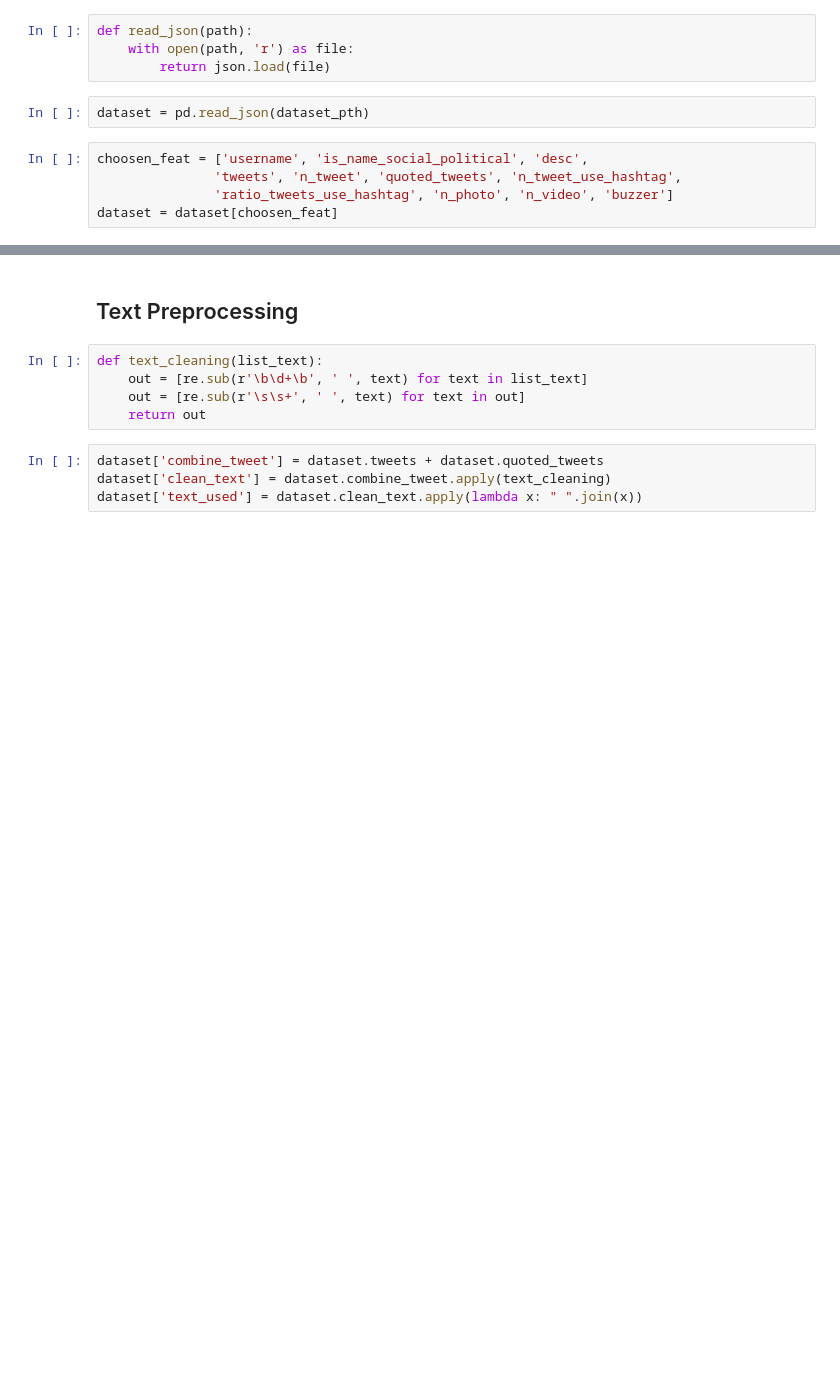
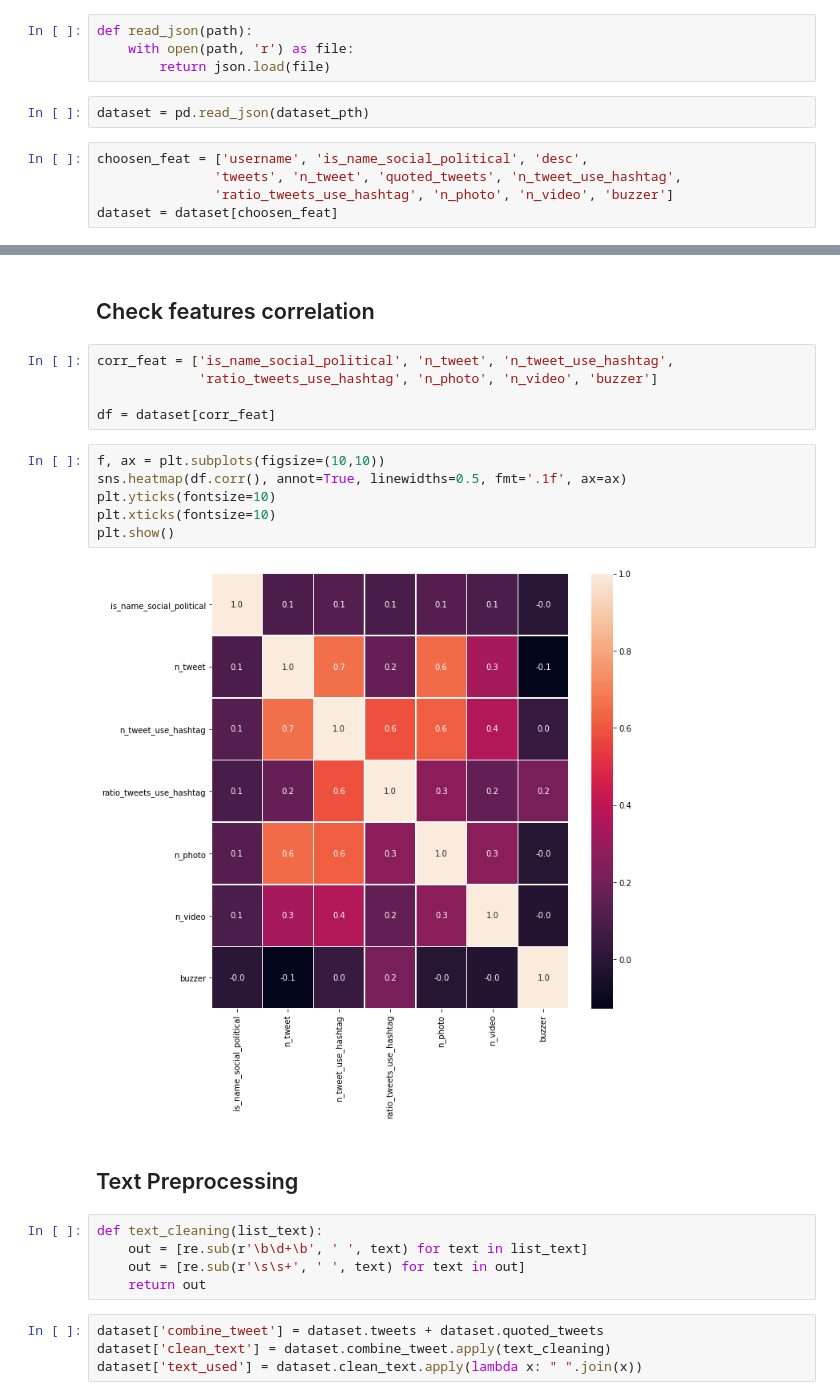
Before and after one commit to jakartaresearch/adi-buzzer, a Jupyter notebook: notebook/R30_prepare_raw_dataset.ipynb, the cells around one changed output, grey strips where cells are left out. Drawn from its saved outputs; the diff is of its cells as text; blank space fills up the shorter version.

Commit message:
chore(check feat which correlated to buzzer): add heatmap correlation

```diff
--- a/notebook/R30_prepare_raw_dataset.ipynb
+++ b/notebook/R30_prepare_raw_dataset.ipynb
@@ -28,3 +29,18 @@ dataset.sample(2)
+# %% [markdown]
+## Check features correlation
+# %%
+corr_feat = ['is_name_social_political', 'n_tweet', 'n_tweet_use_hashtag',
+             'ratio_tweets_use_hashtag', 'n_photo', 'n_video', 'buzzer']
+
+df = dataset[corr_feat]
+# %%
+f, ax = plt.subplots(figsize=(10,10))
+sns.heatmap(df.corr(), annot=True, linewidths=0.5, fmt='.1f', ax=ax)
+plt.yticks(fontsize=10)
+plt.xticks(fontsize=10)
+plt.show()
+# %% [output]
+[figure, added]
 # %% [markdown]
 ## Text Preprocessing
 # %%
```
Also changed, not shown: parts of 2 cells of this notebook.
